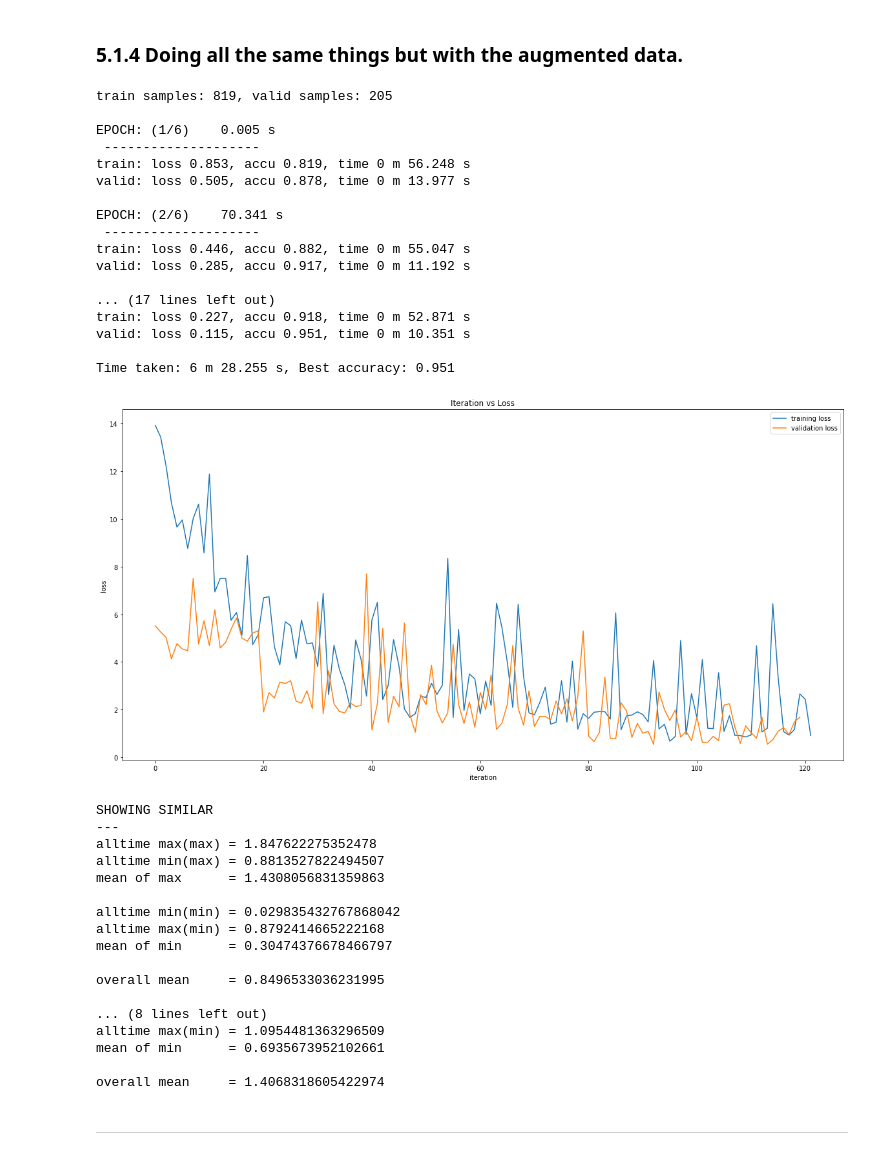
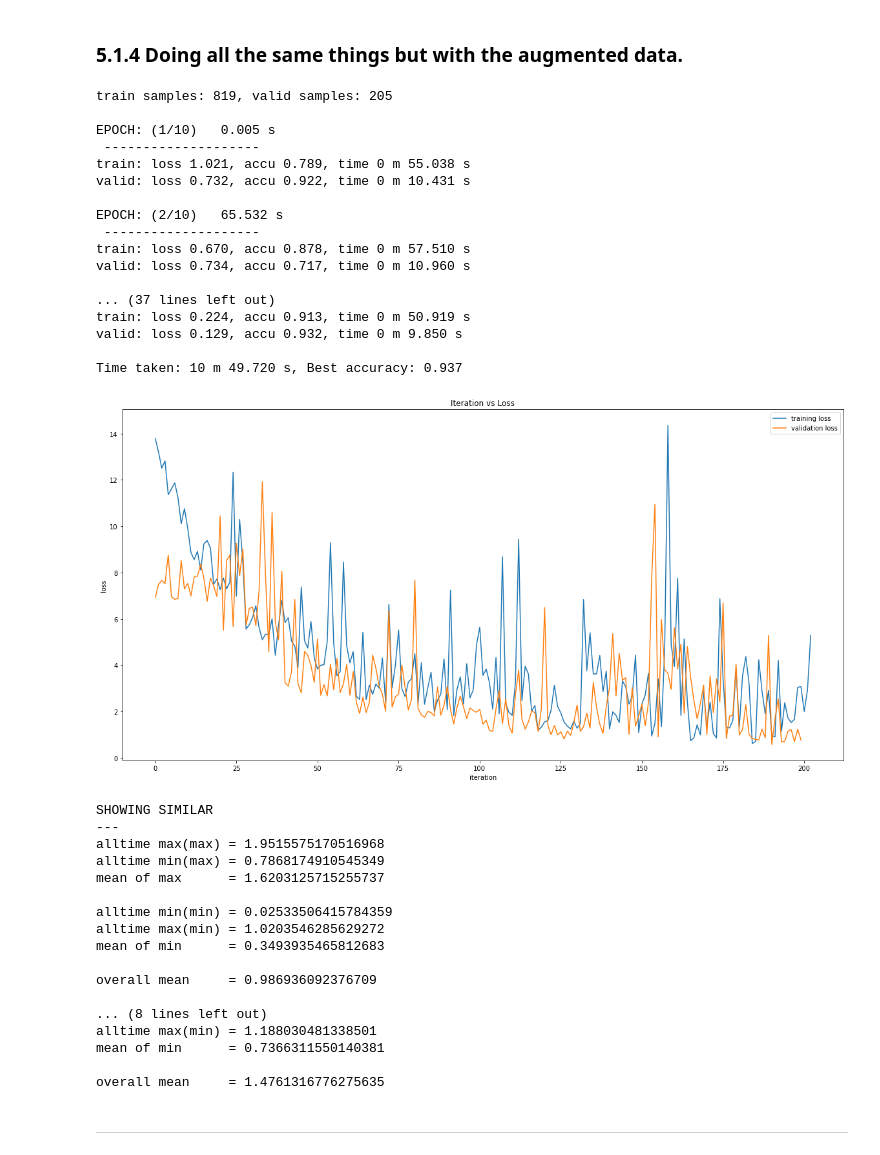
Before and after one commit to 18alantom/identify, a Jupyter notebook: Transfer Learning Experiments Ordered.ipynb, the cells around one changed output. Drawn from its saved outputs; the diff is of its cells as text; code cells hidden in the pictures.

```diff
--- a/Transfer Learning Experiments Ordered.ipynb
+++ b/Transfer Learning Experiments Ordered.ipynb
@@ -576,13 +580,13 @@ model = nn.Sequential(
 )
 
 params = list(model[0].last_linear.parameters()) + list(model[1].parameters())
-optim = torch.optim.Adam(params)
+optim = torch.optim.Adam(params,lr=0.0005)
 loss_func = nn.CrossEntropyLoss(weight)
 # %% [markdown]
 ### 5.1.1 Training the model (model 1)
 (Just the last linear layer, everything else is locked)
 # %%
-_, losses_tr_1, losses_va_1 = std_fit(model, optim, loss_func, dataloaders[tr], dataloaders[va],data_count=data_count)
+_, losses_tr_1, losses_va_1 = std_fit(model, optim, loss_func, dataloaders[tr], dataloaders[va],data_count=data_count,epochs=40)
 
 # Copy model to a variable.
 model_1 = model[0]
@@ -657,63 +661,63 @@ for param in inception_resnet_v1_aug.last_linear.parameters():
 
 model_aug = nn.Sequential(
     inception_resnet_v1_aug,
     nn.Linear(in_features, out_features),
     nn.LogSoftmax(dim=1)
 )
 
 params = list(model_aug[0].last_linear.parameters()) + list(model_aug[1].parameters())
-optim = torch.optim.Adam(params)
+optim = torch.optim.Adam(params,lr=0.0005)
 loss_func = nn.CrossEntropyLoss(weight_aug)
 
 # Call fit on the model.
 _, losses_tr_1_aug, losses_va_1_aug = std_fit(model_aug, optim, loss_func, dataloaders_aug[tr],
-                                              dataloaders_aug[va],data_count=data_count_aug, epochs=6)
+                                              dataloaders_aug[va],data_count=data_count_aug, epochs=10)
 
 # Copy model to a variable.
 model_1_aug = model[0]
 model_1_state_dict_aug = model[0].state_dict().copy()
 
 # Plotting the losses.
 plot_losses(losses_tr_1_aug, losses_va_1_aug, count=len(losses_va_1_aug))
 
 # Show the model stats.
 show_dist_model_stats(model_1_aug,data_set_test_aug)
 # %% [output]
 train samples: 819, valid samples: 205
 
-EPOCH: (1/6)    0.005 s
+EPOCH: (1/10)   0.005 s
  --------------------
-train: loss 0.853, accu 0.819, time 0 m 56.248 s
-valid: loss 0.505, accu 0.878, time 0 m 13.977 s
+train: loss 1.021, accu 0.789, time 0 m 55.038 s
+valid: loss 0.732, accu 0.922, time 0 m 10.431 s
 
-EPOCH: (2/6)    70.341 s
+EPOCH: (2/10)   65.532 s
  --------------------
-train: loss 0.446, accu 0.882, time 0 m 55.047 s
-valid: loss 0.285, accu 0.917, time 0 m 11.192 s
+train: loss 0.670, accu 0.878, time 0 m 57.510 s
+valid: loss 0.734, accu 0.717, time 0 m 10.960 s
 
-... (17 lines left out)
-train: loss 0.227, accu 0.918, time 0 m 52.871 s
-valid: loss 0.115, accu 0.951, time 0 m 10.351 s
+... (37 lines left out)
+train: loss 0.224, accu 0.913, time 0 m 50.919 s
+valid: loss 0.129, accu 0.932, time 0 m 9.850 s
 
-Time taken: 6 m 28.255 s, Best accuracy: 0.951
+Time taken: 10 m 49.720 s, Best accuracy: 0.937
-[figure, old version]
+[figure, new version]
 SHOWING SIMILAR
 ---
-alltime max(max) = 1.847622275352478
-alltime min(max) = 0.8813527822494507
-mean of max      = 1.4308056831359863
+alltime max(max) = 1.9515575170516968
+alltime min(max) = 0.7868174910545349
+mean of max      = 1.6203125715255737
 
-alltime min(min) = 0.029835432767868042
-alltime max(min) = 0.8792414665222168
-mean of min      = 0.30474376678466797
+alltime min(min) = 0.02533506415784359
+alltime max(min) = 1.0203546285629272
+mean of min      = 0.3493935465812683
 
-overall mean     = 0.8496533036231995
+overall mean     = 0.986936092376709
 
 ... (8 lines left out)
-alltime max(min) = 1.0954481363296509
-mean of min      = 0.6935673952102661
+alltime max(min) = 1.188030481338501
+mean of min      = 0.7366311550140381
 
-overall mean     = 1.4068318605422974
+overall mean     = 1.4761316776275635
 # %% [markdown]
 ___
 # %% [markdown]
```
Also changed, not shown: parts of 26 cells of this notebook, 29 other files.
